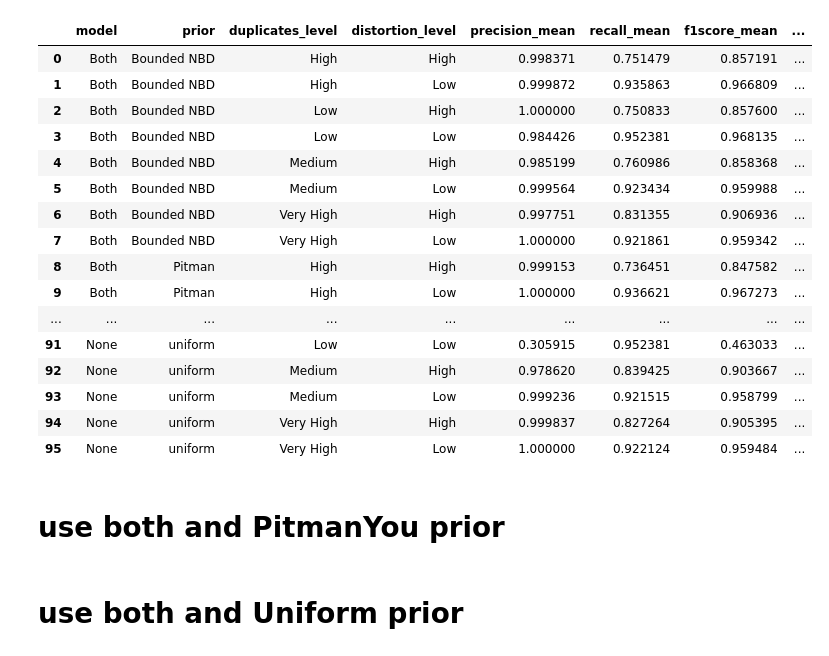
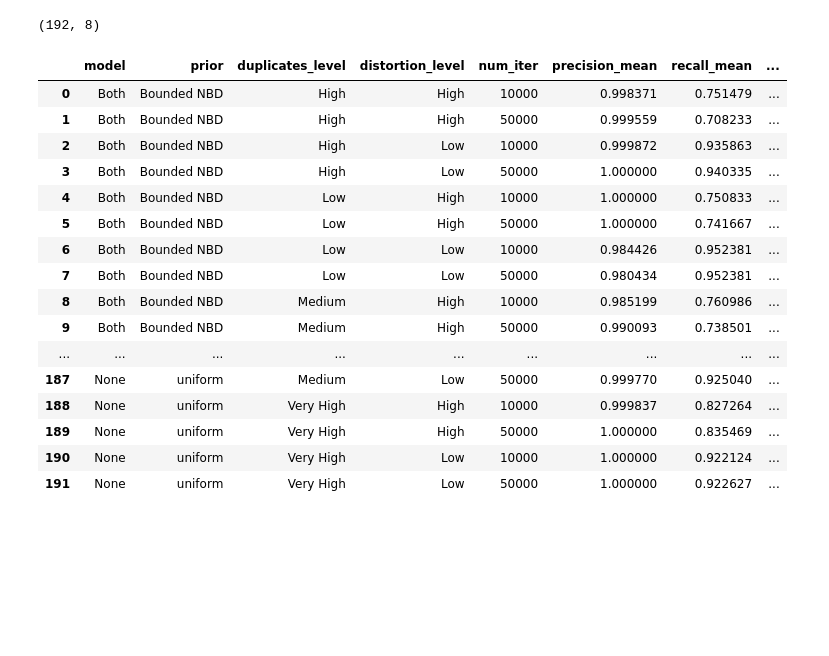
Before and after one commit to Emily0630/exchanger_data_collector, a Jupyter notebook: test.ipynb, the cells around one changed output. Cells and saved outputs as stored; diff of their text form; code cells hidden in the pictures; blank space fills up the shorter version.

```diff
--- a/test.ipynb
+++ b/test.ipynb
@@ -1,5 +1,7 @@
 # %%
 import pandas as pd
+
+pd.set_option('display.max_rows', 10)
 
 # Create an empty DataFrame with the specified columns
 df = pd.read_csv("data.csv", index_col=0)
@@ -121,11 +123,22 @@ def map_distortion_to_level(distortion_value):
 # Apply the mapping function to the 'distortion' column to create the new 'distortion_level' column
 data_renamed['distortion_level'] = data_renamed['distortion'].apply(map_distortion_to_level)
 
+def map_iter_to_num(iter):
+    if iter == '10k':
+        return 10000
+    elif iter == '50k':
+        return 50000
+    else:
+        return 0  # For any distortion values outside the specified values
+
+# Apply the mapping function to the 'distortion' column to create the new 'distortion_level' column
+data_renamed['num_iter'] = data_renamed['iter'].apply(map_iter_to_num)
+
 # Select only the specified columns
 data_selected_columns = data_renamed[['model', 'prior', 'duplicates_level', 'distortion_level', 'replicates']]
 
 # Select and reorder the dataset with only the specified columns
-data_final = data_renamed[['model', 'prior', 'duplicates_level', 'distortion_level',
+data_final = data_renamed[['model', 'prior', 'duplicates_level', 'distortion_level', 'num_iter',
                            'replicates', 'precision', 'recall', 'f1score']]
 
 # Display the first few rows to confirm the changes
@@ -147,6 +225,6 @@ data_final
 # %%
 # Group by the specified columns and compute mean and standard deviation for precision, recall, and f1score
-grouped_data = data_final.groupby(['model', 'prior', 'duplicates_level', 'distortion_level'])
+grouped_data = data_final.groupby(['model', 'prior', 'duplicates_level', 'distortion_level', 'num_iter'])
 
 # Compute mean
 mean_values = grouped_data[['precision', 'recall', 'f1score']].mean().reset_index()
@@ -184,29 +266,33 @@ mean_values.head(), std_dev_values.head()
+# %%
+mean_values.shape
+# %% [output]
+(192, 8)
 # %%
 # Merge mean and standard deviation dataframes on the groupby columns
 combined_data = pd.merge(mean_values, std_dev_values,
-                         on=['model', 'prior', 'duplicates_level', 'distortion_level'])
+                         on=['model', 'prior', 'duplicates_level', 'distortion_level', 'num_iter'])
 
 
 pd.set_option('display.max_rows', None)
 
 
 # Display the combined dataframe
 combined_data
 # %% [output]
-|  | model | prior | duplicates_level | distortion_level | precision_mean | recall_mean | f1score_mean | ... |
-| 0 | Both | Bounded NBD | High | High | 0.998371 | 0.751479 | 0.857191 | ... |
-| 1 | Both | Bounded NBD | High | Low | 0.999872 | 0.935863 | 0.966809 | ... |
-| 2 | Both | Bounded NBD | Low | High | 1.000000 | 0.750833 | 0.857600 | ... |
-| 3 | Both | Bounded NBD | Low | Low | 0.984426 | 0.952381 | 0.968135 | ... |
-| 4 | Both | Bounded NBD | Medium | High | 0.985199 | 0.760986 | 0.858368 | ... |
-| 5 | Both | Bounded NBD | Medium | Low | 0.999564 | 0.923434 | 0.959988 | ... |
-| 6 | Both | Bounded NBD | Very High | High | 0.997751 | 0.831355 | 0.906936 | ... |
-| 7 | Both | Bounded NBD | Very High | Low | 1.000000 | 0.921861 | 0.959342 | ... |
-| 8 | Both | Pitman | High | High | 0.999153 | 0.736451 | 0.847582 | ... |
-| 9 | Both | Pitman | High | Low | 1.000000 | 0.936621 | 0.967273 | ... |
+|  | model | prior | duplicates_level | distortion_level | num_iter | precision_mean | recall_mean | ... |
+| 0 | Both | Bounded NBD | High | High | 10000 | 0.998371 | 0.751479 | ... |
+| 1 | Both | Bounded NBD | High | High | 50000 | 0.999559 | 0.708233 | ... |
+| 2 | Both | Bounded NBD | High | Low | 10000 | 0.999872 | 0.935863 | ... |
+| 3 | Both | Bounded NBD | High | Low | 50000 | 1.000000 | 0.940335 | ... |
+| 4 | Both | Bounded NBD | Low | High | 10000 | 1.000000 | 0.750833 | ... |
+| 5 | Both | Bounded NBD | Low | High | 50000 | 1.000000 | 0.741667 | ... |
+| 6 | Both | Bounded NBD | Low | Low | 10000 | 0.984426 | 0.952381 | ... |
+| 7 | Both | Bounded NBD | Low | Low | 50000 | 0.980434 | 0.952381 | ... |
+| 8 | Both | Bounded NBD | Medium | High | 10000 | 0.985199 | 0.760986 | ... |
+| 9 | Both | Bounded NBD | Medium | High | 50000 | 0.990093 | 0.738501 | ... |
 | ... | ... | ... | ... | ... | ... | ... | ... | ... |
-| 91 | None | uniform | Low | Low | 0.305915 | 0.952381 | 0.463033 | ... |
-| 92 | None | uniform | Medium | High | 0.978620 | 0.839425 | 0.903667 | ... |
-| 93 | None | uniform | Medium | Low | 0.999236 | 0.921515 | 0.958799 | ... |
-| 94 | None | uniform | Very High | High | 0.999837 | 0.827264 | 0.905395 | ... |
-| 95 | None | uniform | Very High | Low | 1.000000 | 0.922124 | 0.959484 | ... |
+| 187 | None | uniform | Medium | Low | 50000 | 0.999770 | 0.925040 | ... |
+| 188 | None | uniform | Very High | High | 10000 | 0.999837 | 0.827264 | ... |
+| 189 | None | uniform | Very High | High | 50000 | 1.000000 | 0.835469 | ... |
+| 190 | None | uniform | Very High | Low | 10000 | 1.000000 | 0.922124 | ... |
+| 191 | None | uniform | Very High | Low | 50000 | 1.000000 | 0.922627 | ... |
@@ -213,4 +301,2 @@ combined_data
 # %%
 combined_data.to_csv("clean_data.csv")
-# %% [markdown]
-# use both and PitmanYou prior
@@ -245,2 +302,0 @@ for i in dist:
-# %% [markdown]
-# use both and Uniform prior
```
Also changed, not shown: parts of 32 cells of this notebook, 5 other files.
